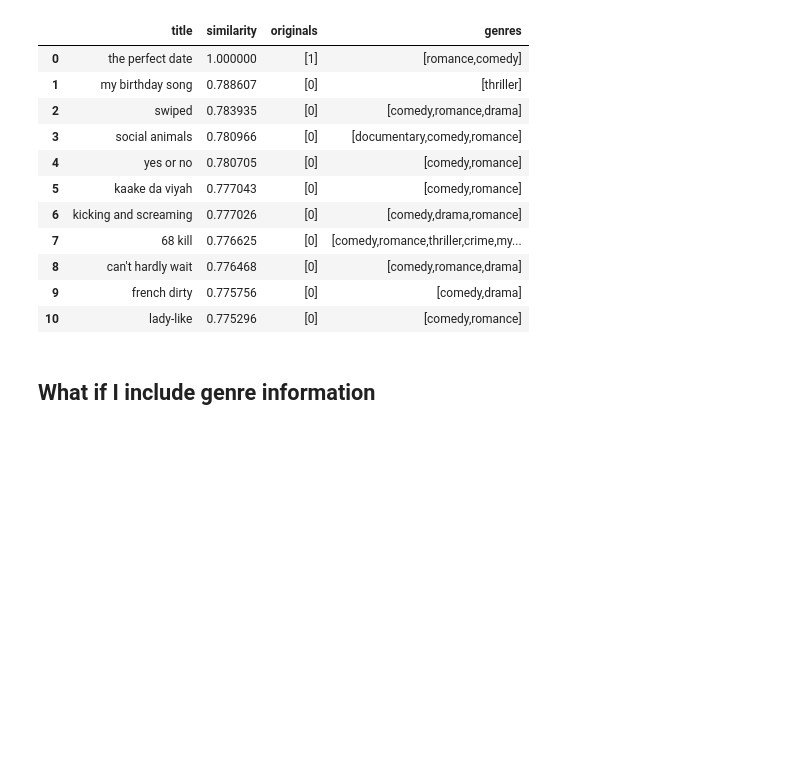
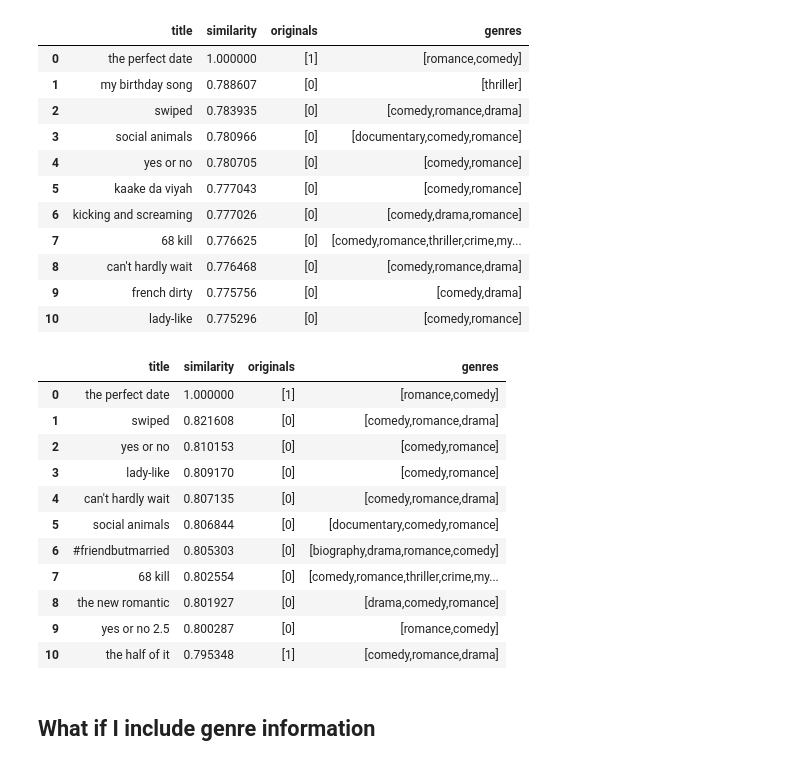
Before and after one commit to hsi-cy/dissertation, a Jupyter notebook: dissertation_v2.ipynb, the cells around one changed output. Saved outputs shown, nothing was run; the diff lists cells and outputs as text; code cells hidden in the pictures; blank space fills up the shorter version.

```diff
--- a/dissertation_v2.ipynb
+++ b/dissertation_v2.ipynb
@@ -220,6 +220,21 @@ get_topN_similar('The Perfect Date', movieTitleVec, movieDf)
 | 8 | can't hardly wait | 0.776468 | [0] | [comedy,romance,drama] |
 | 9 | french dirty | 0.775756 | [0] | [comedy,drama] |
 | 10 | lady-like | 0.775296 | [0] | [comedy,romance] |
+# %%
+get_topN_similar('The Perfect Date', movieTitleVec, mvevt)
+# %% [output]
+|  | title | similarity | originals | genres |
+| 0 | the perfect date | 1.000000 | [1] | [romance,comedy] |
+| 1 | swiped | 0.821608 | [0] | [comedy,romance,drama] |
+| 2 | yes or no | 0.810153 | [0] | [comedy,romance] |
+| 3 | lady-like | 0.809170 | [0] | [comedy,romance] |
+| 4 | can't hardly wait | 0.807135 | [0] | [comedy,romance,drama] |
+| 5 | social animals | 0.806844 | [0] | [documentary,comedy,romance] |
+| 6 | #friendbutmarried | 0.805303 | [0] | [biography,drama,romance,comedy] |
+| 7 | 68 kill | 0.802554 | [0] | [comedy,romance,thriller,crime,my... |
+| 8 | the new romantic | 0.801927 | [0] | [drama,comedy,romance] |
+| 9 | yes or no 2.5 | 0.800287 | [0] | [romance,comedy] |
+| 10 | the half of it | 0.795348 | [1] | [comedy,romance,drama] |
 # %%
 for key, value in movieTitleVec.items():
     if np.isfinite(value.all()) == False:
```
Also changed, not shown: parts of 25 cells of this notebook.
